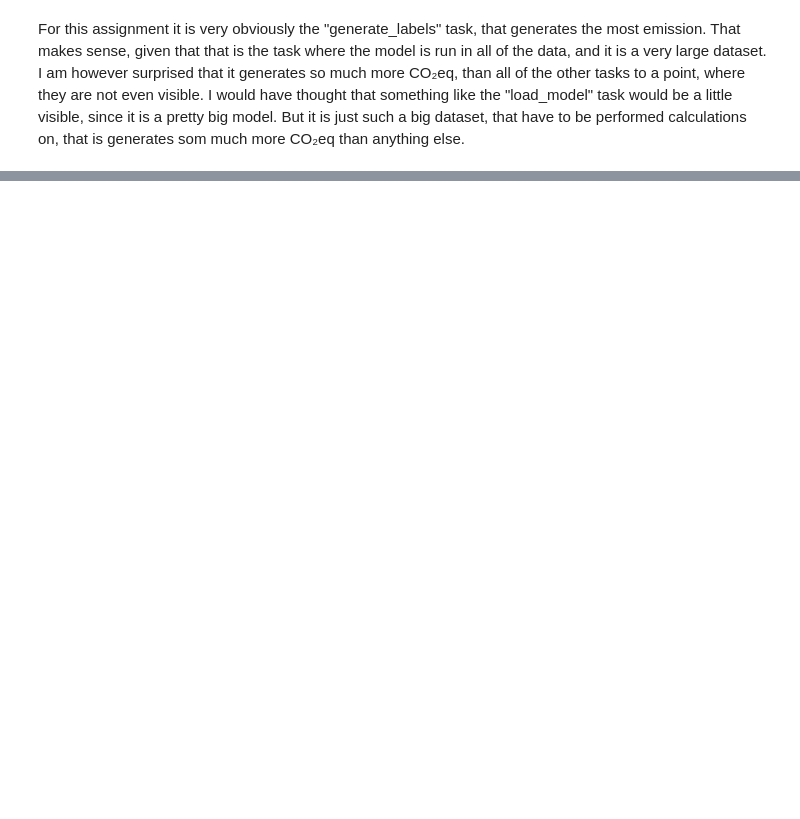
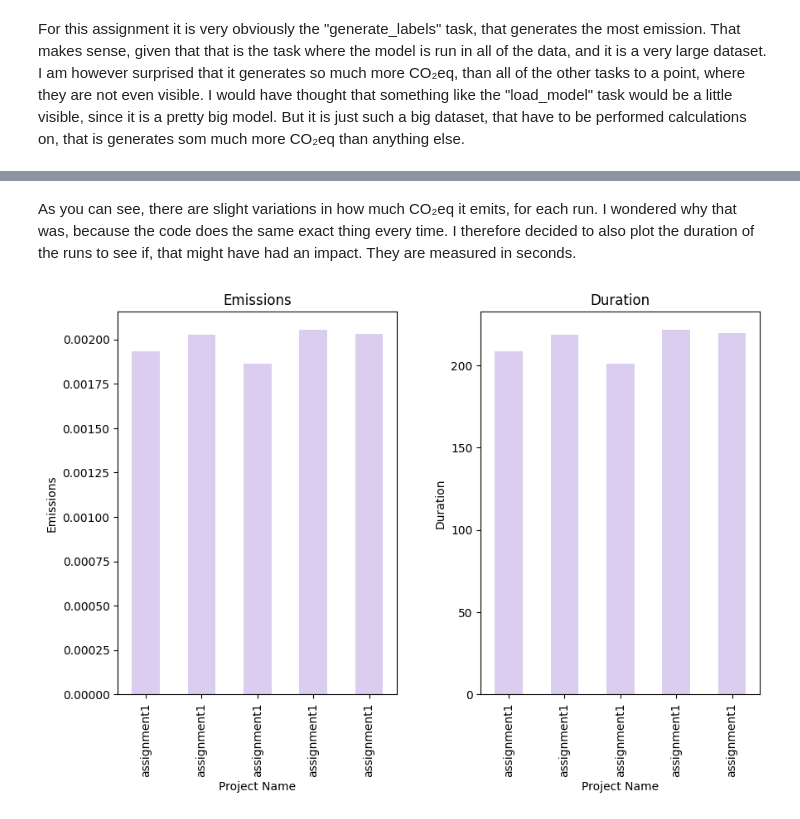
Before and after one commit to LauraBang22/cds-language-exam, a Jupyter notebook: Assignments/Assignment5/src/Assignment5.ipynb, the cells around one changed output, grey strips where cells are left out. Saved outputs shown, nothing was run; the diff lists cells and outputs as text; code cells hidden in the pictures; blank space fills up the shorter version.

```diff
--- a/Assignments/Assignment5/src/Assignment5.ipynb
+++ b/Assignments/Assignment5/src/Assignment5.ipynb
@@ -258,0 +271,24 @@ For this assignment it is very obviously the "generate_labels" task, that genera
+# %% [markdown]
+As you can see, there are slight variations in how much CO₂eq it emits, for each run. I wondered why that was, because the code does the same exact thing every time. I therefore decided to also plot the duration of the runs to see if, that might have had an impact. They are measured in seconds.
+# %%
+plt.figure(figsize=(10, 6))
+
+grid = plt.GridSpec(1, 2, wspace=0.3, hspace=0.3)
+
+ax1 = plt.subplot(grid[0])
+assignment1.plot(kind="bar", x="project_name", y="emissions", color="#DBCDF0", legend=None, ax=ax1)
+ax1.set_xlabel("Project Name")
+ax1.set_ylabel("Emissions")
+ax1.set_title("Emissions")
+
+ax2 = plt.subplot(grid[1])
+assignment1.plot(kind="bar", x="project_name", y="duration", color="#DBCDF0", legend=None, ax=ax2)
+ax2.set_xlabel("Project Name")
+ax2.set_ylabel("Duration")
+ax2.set_title("Duration")
+
+plt.tight_layout()
+plt.savefig("../out/duration.png")
+plt.show()
+# %% [output]
+[figure, added]
```
Also changed, not shown: parts of 17 cells of this notebook, 21 other files.
